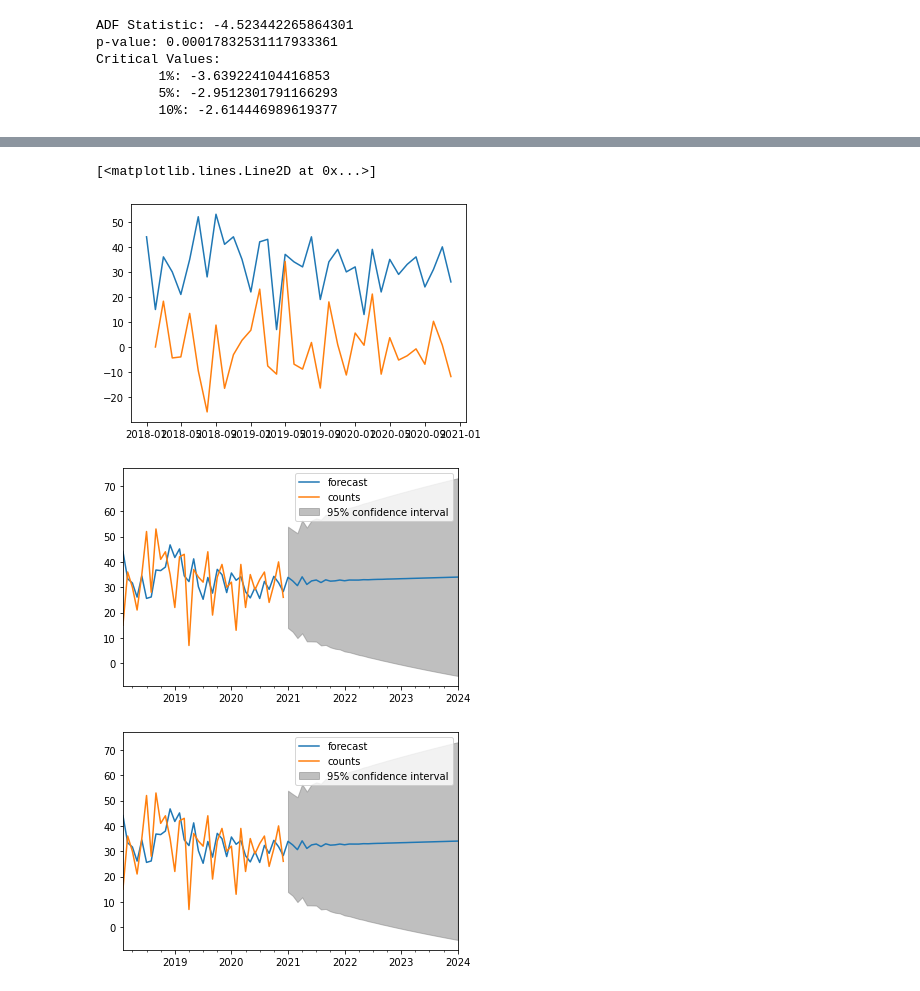
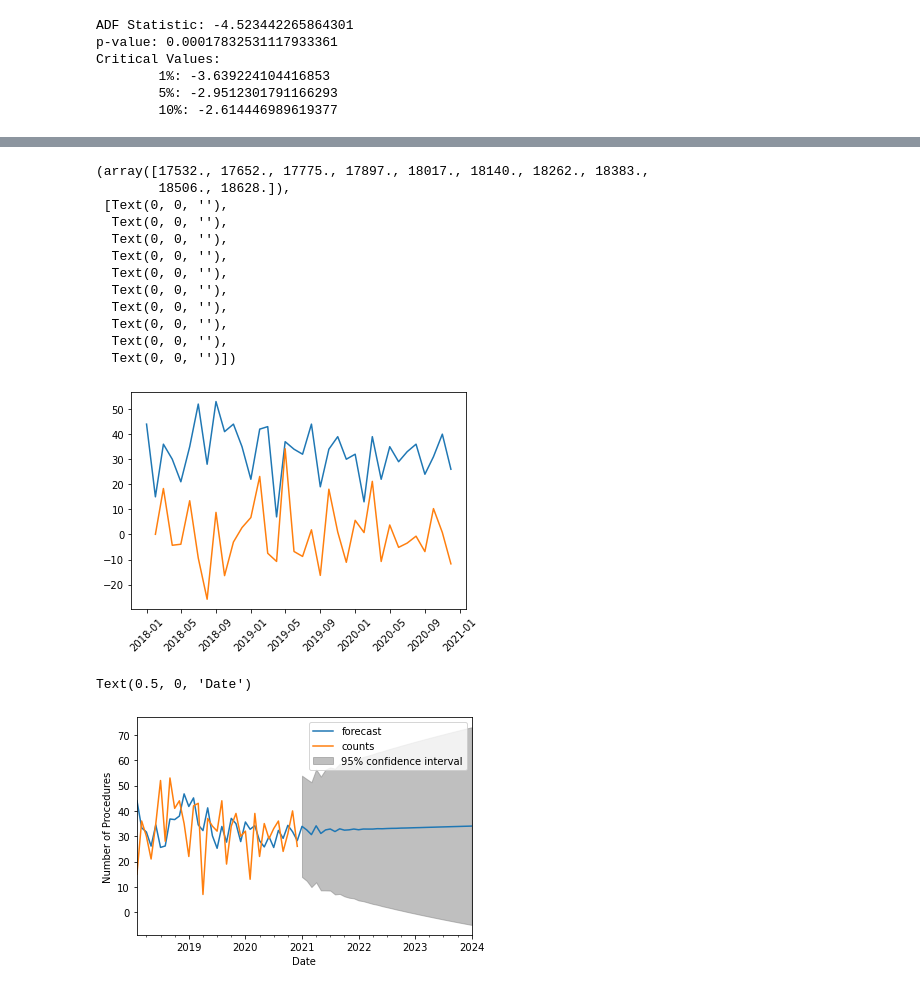
Before and after one commit to JSischo/Waupaca_repo, a Jupyter notebook: ARIMA_model.ipynb, the cells around one changed output, grey strips where cells are left out. Drawn from its saved outputs; the diff is of its cells as text; code cells hidden in the pictures.

```diff
--- a/ARIMA_model.ipynb
+++ b/ARIMA_model.ipynb
@@ -287,16 +266,30 @@ warnings.filterwarnings('ignore', 'statsmodels.tsa.arima_model.ARIMA',
 # %%
 #predictions_ARIMA_diff = pd.Series(results.fittedvalues, copy=True)
 #predictions_ARIMA_diff_cumsum = predictions_ARIMA_diff.cumsum()
 #predictions_ARIMA_log = pd.Series(counts_df['counts'].iloc[0], index=counts_df.index)
 #predictions_ARIMA_log = predictions_ARIMA_log.add(predictions_ARIMA_diff_cumsum, fill_value=0)
 #predictions_ARIMA = np.exp(predictions_ARIMA_log)
 plt.plot(counts_df)
 plt.plot(results.fittedvalues)
+plt.xticks(rotation=45)
 # %% [output]
-[<matplotlib.lines.Line2D at 0x...>]
+(array([17532., 17652., 17775., 17897., 18017., 18140., 18262., 18383.,
+        18506., 18628.]),
+ [Text(0, 0, ''),
+  Text(0, 0, ''),
+  Text(0, 0, ''),
+  Text(0, 0, ''),
+  Text(0, 0, ''),
+  Text(0, 0, ''),
+  Text(0, 0, ''),
+  Text(0, 0, ''),
+  Text(0, 0, ''),
+  Text(0, 0, '')])
-[figure, old version]
+[figure, new version]
 # %%
 results.plot_predict(1,72)
+plt.ylabel('Number of Procedures')
+plt.xlabel('Date')
 # %% [output]
+Text(0.5, 0, 'Date')
-[figure, old version]
+[figure, new version]
-[figure, removed]
```
Also changed, not shown: parts of 15 cells of this notebook.
